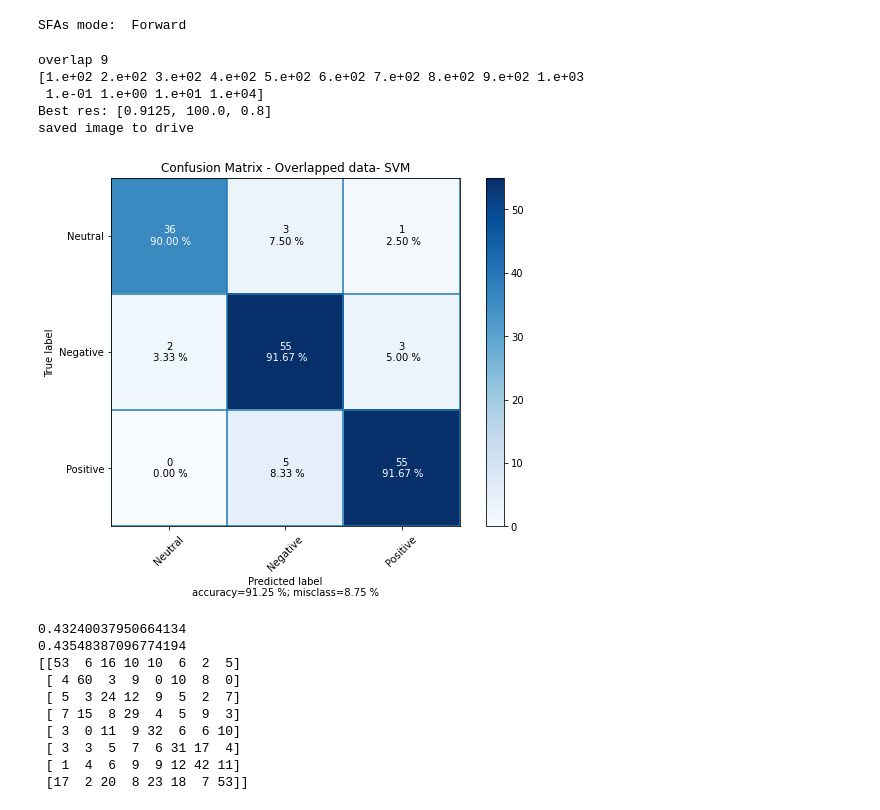
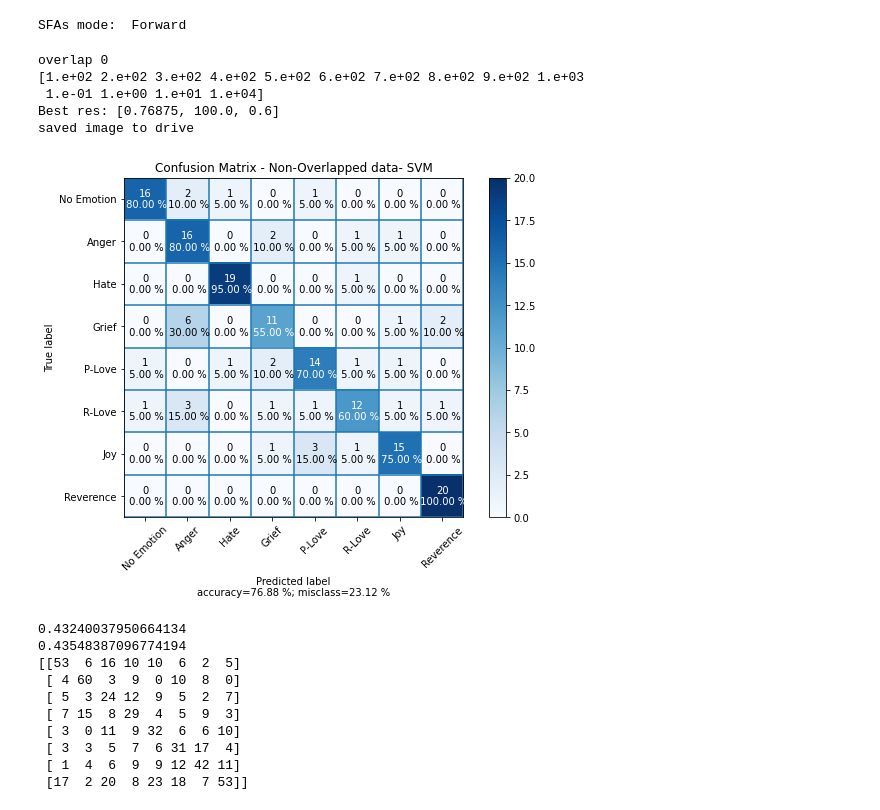
Before and after one commit to nguyennam2910/TriMun, a Jupyter notebook: src/Overlapped_segmenting_method.ipynb, the cells around one changed output. Saved outputs shown, nothing was run; the diff lists cells and outputs as text; code cells hidden in the pictures.

```diff
--- a/src/Overlapped_segmenting_method.ipynb
+++ b/src/Overlapped_segmenting_method.ipynb
@@ -370,7 +409,7 @@ from sklearn.pipeline import Pipeline
 
 import pandas as pd
 # %%
-overlap = 9
+overlap = 0
 feature_list = np.load("Feature data/features_" + str(overlap) + "s.npy")
 labelxx = np.load("Label/" + str(overlap) + "sec_labels.npy")
 len_data = dataxx.shape[2]
@@ -619,47 +658,38 @@ print("overlap", overlap)
 C_param = np.arange(100, 1100, 100)
 b = [0.1, 1, 10, 10000]
 C_param = np.append(C_param, b)
 print(C_param)
-gamma_param = np.arange(0.1, 3.9, 0.1)
+gamma_param = np.arange(0.1, 2.6, 0.1)
 best_res = [0,0,0]
 
 for C in C_param:
     for gamma in gamma_param:
         clf = SVC(kernel = 'rbf', C = C, gamma = gamma);
         clf.fit(X_train, y_train)
         temp = clf.score(X_test, y_test)
         if ( temp > best_res[0]):
             best_res = [temp, C, gamma]
 print("Best res:", best_res)
 
 clf = SVC(kernel = 'rbf', C = best_res[1], gamma = best_res[2])
 # clf = SVC(kernel = 'rbf', C = 500, gamma = 0.1)
 
 clf.fit(X_train, y_train)
 CM = confusion_matrix(y_test, clf.predict(X_test))
 
-key = ["Neutral", "Negative", "Positive"]
-
 fig = plot_confusion_matrix(cm  = CM,
                       normalize    = None,
-                      target_names = key,
+                      target_names = emotion_keys,
                       title        = "Confusion Matrix - Overlapped data- SVM",
                       savefig = True,
                       figname = "SVM-overlapped-confusionmatrix - both.png")
-
-# fig = plot_confusion_matrix(cm  = CM,
-#                       normalize    = None,
-#                       target_names = emotion_keys,
-#                       title        = "Confusion Matrix - Overlapped data- SVM",
-#                       savefig = True,
-#                       figname = "SVM-overlapped-confusionmatrix - both.png")
 # %% [output]
-overlap 9
+overlap 0
 [1.e+02 2.e+02 3.e+02 4.e+02 5.e+02 6.e+02 7.e+02 8.e+02 9.e+02 1.e+03
  1.e-01 1.e+00 1.e+01 1.e+04]
-Best res: [0.9125, 100.0, 0.8]
+Best res: [0.76875, 100.0, 0.6]
 saved image to drive
-[figure, old version]
+[figure, new version]
 # %%
 # softmax classifier
 clf = LogisticRegression(random_state=1, solver='lbfgs', multi_class='multinomial')
```
Also changed, not shown: parts of 7 cells of this notebook, 11 other files.
